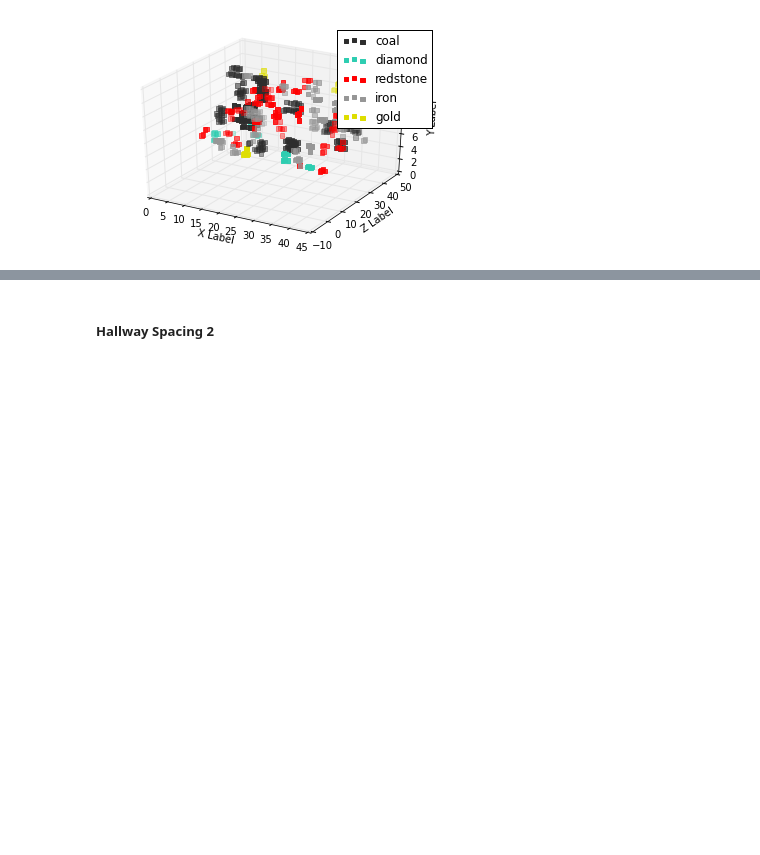
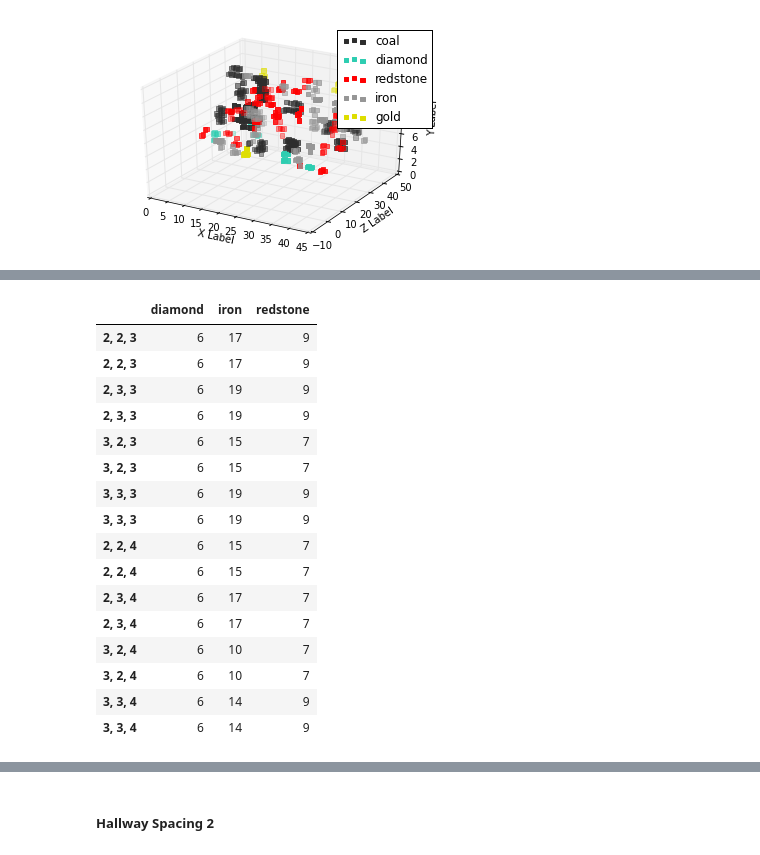
Before and after one commit to Ryanglambert/mining_comparison, a Jupyter notebook: Minepath Evaluation with Cross-Validation.ipynb, the cells around one changed output, grey strips where cells are left out. Drawn from its saved outputs; the diff is of its cells as text; code cells hidden in the pictures; blank space fills up the shorter version.

```diff
--- a/Minepath Evaluation with Cross-Validation.ipynb
+++ b/Minepath Evaluation with Cross-Validation.ipynb
@@ -172,0 +246,20 @@ temp.T.describe()
+# %%
+newdf
+# %% [output]
+|  | diamond | iron | redstone |
+| 2, 2, 3 | 6 | 17 | 9 |
+| 2, 2, 3 | 6 | 17 | 9 |
+| 2, 3, 3 | 6 | 19 | 9 |
+| 2, 3, 3 | 6 | 19 | 9 |
+| 3, 2, 3 | 6 | 15 | 7 |
+| 3, 2, 3 | 6 | 15 | 7 |
+| 3, 3, 3 | 6 | 19 | 9 |
+| 3, 3, 3 | 6 | 19 | 9 |
+| 2, 2, 4 | 6 | 15 | 7 |
+| 2, 2, 4 | 6 | 15 | 7 |
+| 2, 3, 4 | 6 | 17 | 7 |
+| 2, 3, 4 | 6 | 17 | 7 |
+| 3, 2, 4 | 6 | 10 | 7 |
+| 3, 2, 4 | 6 | 10 | 7 |
+| 3, 3, 4 | 6 | 14 | 9 |
+| 3, 3, 4 | 6 | 14 | 9 |
```
Also changed, not shown: parts of 12 cells of this notebook.
